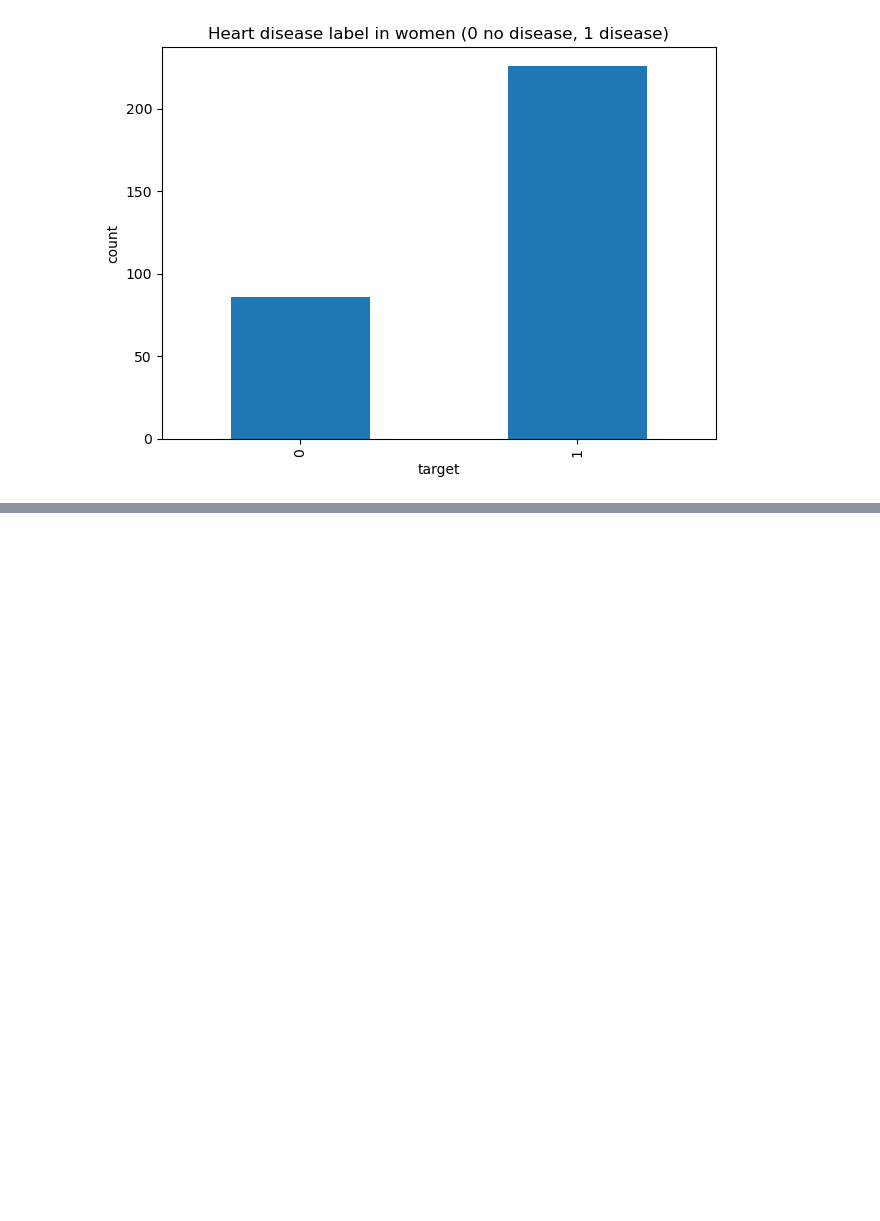
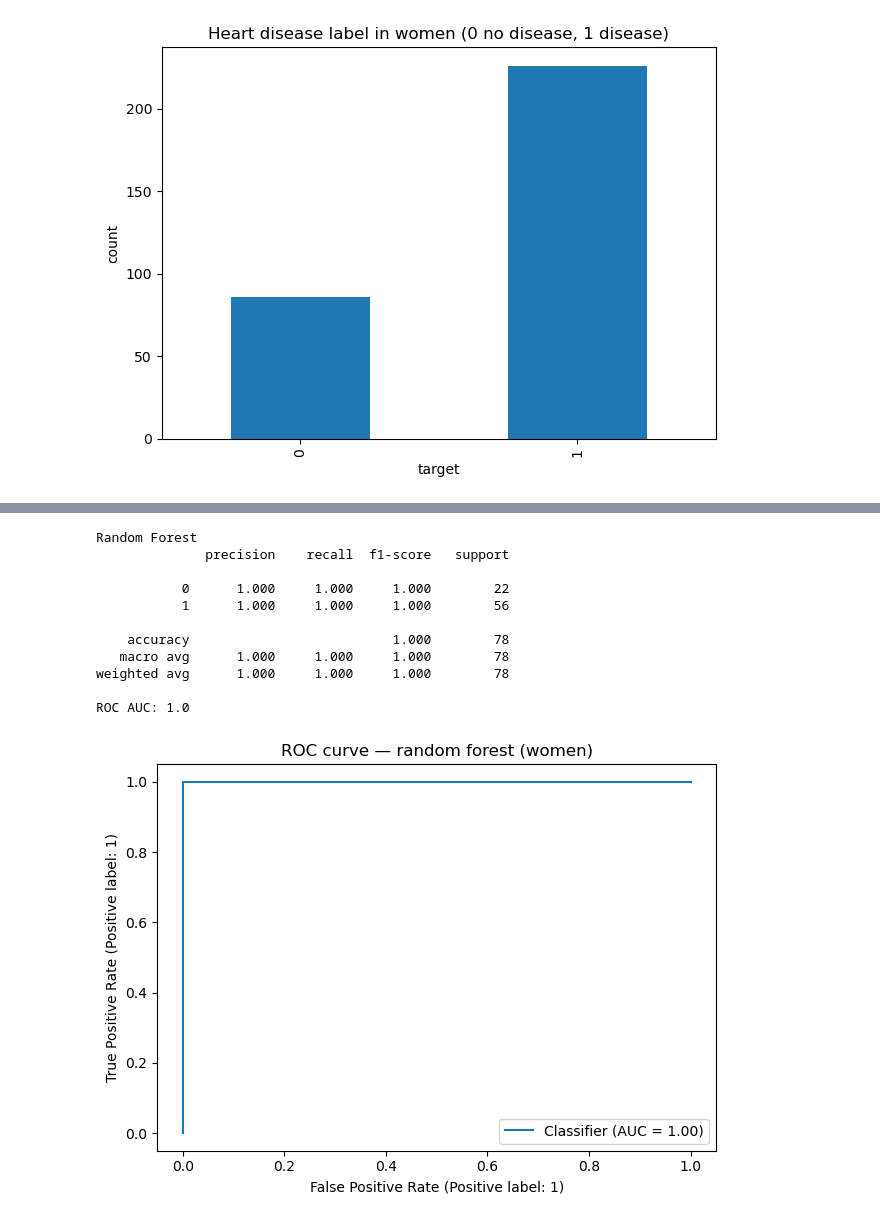
Before and after one commit to mbourdo/hearthealth, a Jupyter notebook: notebooks/heartanalysis.ipynb, the cells around one changed output, grey strips where cells are left out. Saved outputs shown, nothing was run; the diff lists cells and outputs as text; code cells hidden in the pictures; blank space fills up the shorter version.

```diff
--- a/notebooks/heartanalysis.ipynb
+++ b/notebooks/heartanalysis.ipynb
@@ -97,0 +319,53 @@ Name: count, dtype: int64
+# %%
+# 8. Random forest baseline (with metrics + ROC plot)
+from sklearn.ensemble import RandomForestClassifier
+from sklearn.impute import SimpleImputer
+from sklearn.compose import ColumnTransformer
+from sklearn.pipeline import Pipeline
+from sklearn.metrics import classification_report, roc_auc_score, RocCurveDisplay
+
+# RF: impute only (no scaling needed)
+rf_prep = ColumnTransformer(
+    transformers=[
+        ("num", SimpleImputer(strategy="median"), num_features),
+    ],
+    remainder="drop",
+)
+
+rf = Pipeline(steps=[
+    ("prep", rf_prep),
+    ("clf", RandomForestClassifier(
+        n_estimators=400,
+        min_samples_split=4,
+        class_weight="balanced",
+        random_state=42,
+        n_jobs=-1
+    ))
+])
+
+rf.fit(X_train, y_train)
+y_pred_rf = rf.predict(X_test)
+y_prob_rf = rf.predict_proba(X_test)[:, 1]
+
+print("Random Forest")
+print(classification_report(y_test, y_pred_rf, digits=3))
+print("ROC AUC:", roc_auc_score(y_test, y_prob_rf))
+
+RocCurveDisplay.from_predictions(y_test, y_prob_rf)
+plt.title("ROC curve — random forest (women)")
+plt.tight_layout()
+plt.savefig("../results/figures/roc_rf_women.png", dpi=150)
+plt.show()
+# %% [output]
+Random Forest
+              precision    recall  f1-score   support
+
+           0      1.000     1.000     1.000        22
+           1      1.000     1.000     1.000        56
+
+    accuracy                          1.000        78
+   macro avg      1.000     1.000     1.000        78
+weighted avg      1.000     1.000     1.000        78
+
+ROC AUC: 1.0
+[figure, added]
```
Also changed, not shown: parts of 21 cells of this notebook.
